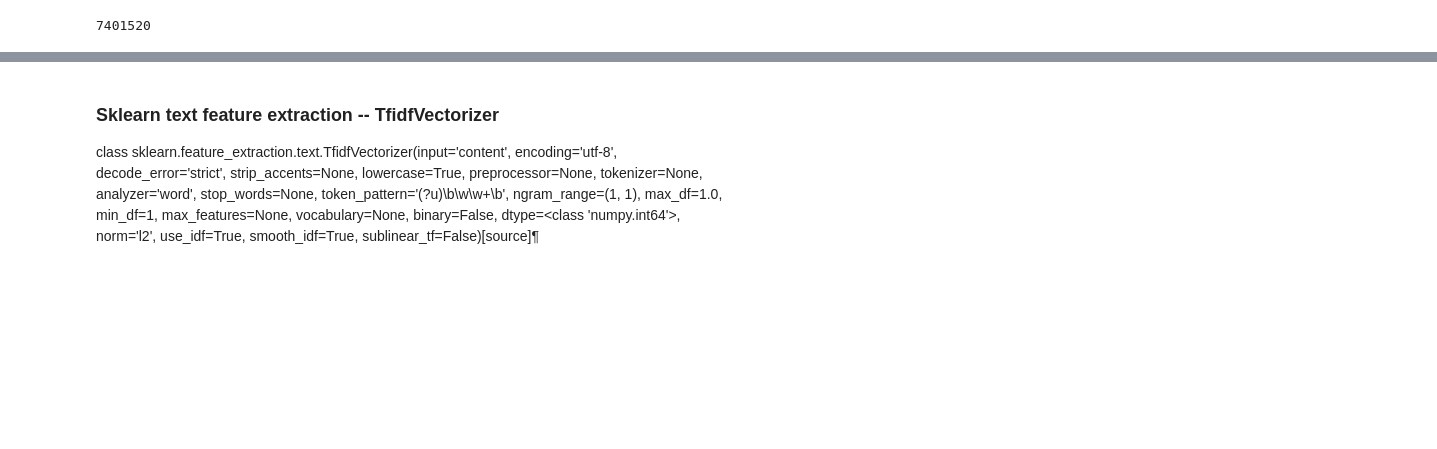
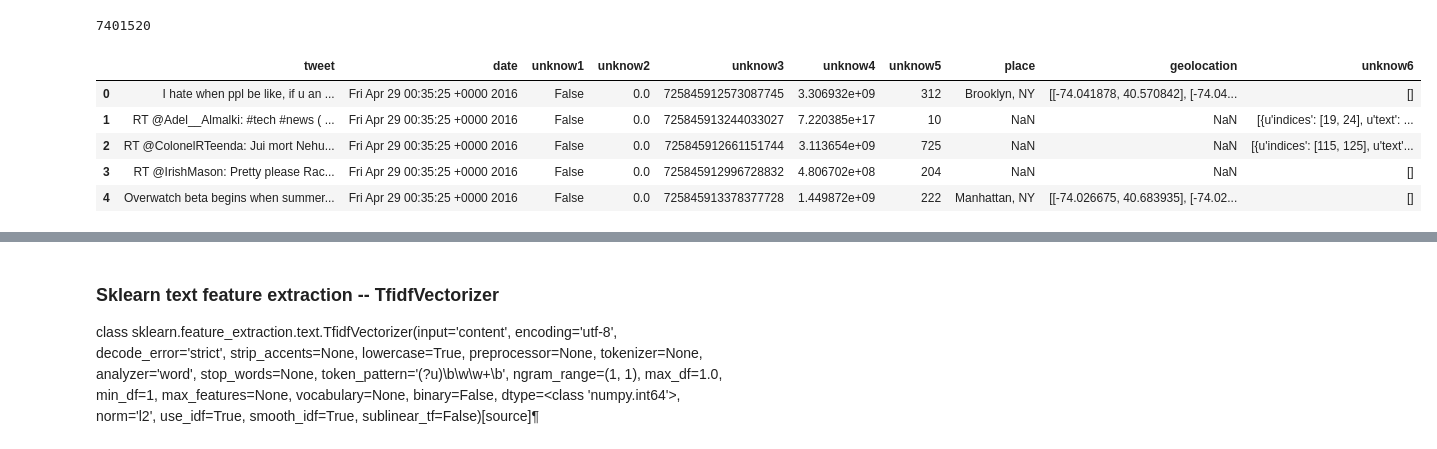
Before and after one commit to TianqiJiang/Consumer-Fraud-Detection-with-Tweets-, a Jupyter notebook: Classification of text documents.ipynb, the cells around one changed output, grey strips where cells are left out. Saved outputs shown, nothing was run; the diff lists cells and outputs as text; code cells hidden in the pictures; blank space fills up the shorter version.

```diff
--- a/Classification of text documents.ipynb
+++ b/Classification of text documents.ipynb
@@ -49,3 +50,12 @@ tweet_doc = list(twitterdata.iloc[:,0])
 print len(twitterdata)
 # %% [output]
 7401520
+# %%
+twitterdata.head()
+# %% [output]
+|  | tweet | date | unknow1 | unknow2 | unknow3 | unknow4 | unknow5 | place | geolocation | unknow6 |
+| 0 | I hate when ppl be like, if u an ... | Fri Apr 29 00:35:25 +0000 2016 | False | 0.0 | 725845912573087745 | 3.306932e+09 | 312 | Brooklyn, NY | [[-74.041878, 40.570842], [-74.04... | [] |
+| 1 | RT @Adel__Almalki: #tech #news ( ... | Fri Apr 29 00:35:25 +0000 2016 | False | 0.0 | 725845913244033027 | 7.220385e+17 | 10 | NaN | NaN | [{u'indices': [19, 24], u'text': ... |
+| 2 | RT @ColonelRTeenda: Jui mort Nehu... | Fri Apr 29 00:35:25 +0000 2016 | False | 0.0 | 725845912661151744 | 3.113654e+09 | 725 | NaN | NaN | [{u'indices': [115, 125], u'text'... |
+| 3 | RT @IrishMason: Pretty please Rac... | Fri Apr 29 00:35:25 +0000 2016 | False | 0.0 | 725845912996728832 | 4.806702e+08 | 204 | NaN | NaN | [] |
+| 4 | Overwatch beta begins when summer... | Fri Apr 29 00:35:25 +0000 2016 | False | 0.0 | 725845913378377728 | 1.449872e+09 | 222 | Manhattan, NY | [[-74.026675, 40.683935], [-74.02... | [] |
```
Also changed, not shown: parts of 92 cells of this notebook, 3 other files.
